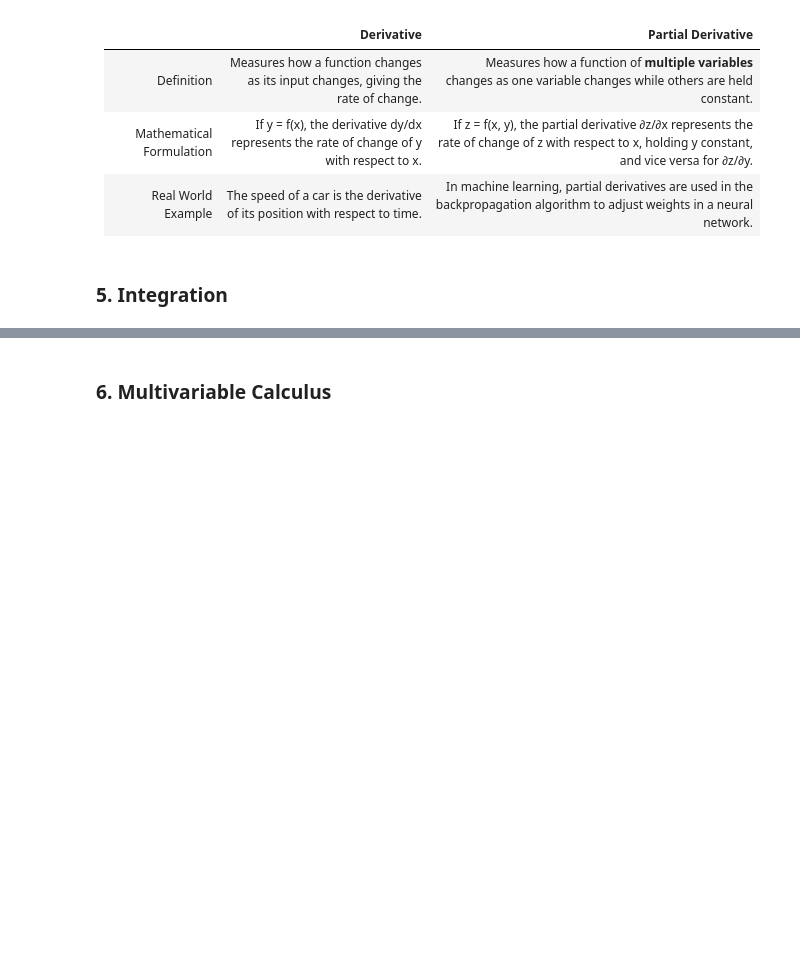
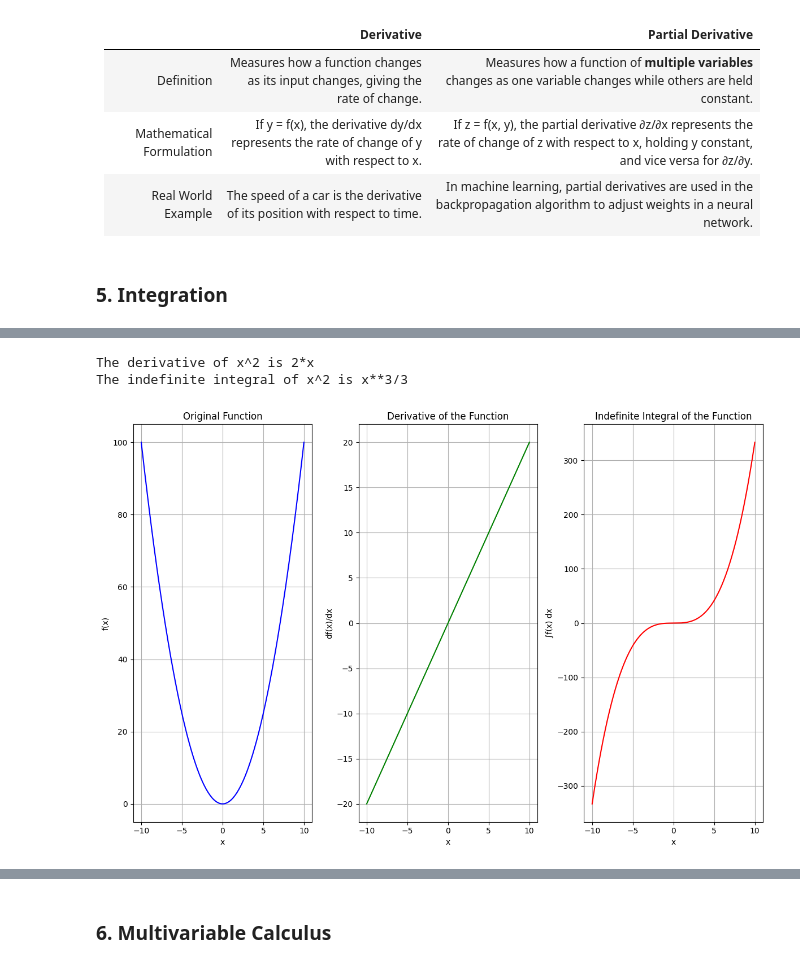
Before and after one commit to natapone/learning_ai_by_coding, a Jupyter notebook: 1-2_calculus.ipynb, the cells around one changed output, grey strips where cells are left out. Saved outputs shown, nothing was run; the diff lists cells and outputs as text; code cells hidden in the pictures; blank space fills up the shorter version.

```diff
--- a/1-2_calculus.ipynb
+++ b/1-2_calculus.ipynb
@@ -850,0 +966,58 @@ Similarly,
+# %%
+import sympy as sp
+import numpy as np
+import matplotlib.pyplot as plt
+
+# Define the symbolic variable
+x = sp.symbols('x')
+
+# Define the function
+f = x**2
+
+# Calculate the derivative of the function
+f_derivative = sp.diff(f, x)
+
+# Calculate the indefinite integral of the function
+f_integral = sp.integrate(f, x)
+
+print(f"The derivative of x^2 is {f_derivative}")
+print(f"The indefinite integral of x^2 is {f_integral}")
+
+# Generate x values
+x_values = np.linspace(-10, 10, 400)
+
+# Generate y values for the original function, its derivative, and its integral
+f_values = lambdify(x, f)(x_values)
+f_derivative_values = lambdify(x, f_derivative)(x_values)
+f_integral_values = lambdify(x, f_integral)(x_values)
+
+# Plot the original function, its derivative, and its integral
+plt.figure(figsize=(12, 8))
+
+plt.subplot(1, 3, 1)
+plt.plot(x_values, f_values, label='f(x) = x^2', color='blue')
+plt.xlabel('x')
+plt.ylabel('f(x)')
+plt.title('Original Function')
+plt.grid(True)
+
+plt.subplot(1, 3, 2)
+plt.plot(x_values, f_derivative_values, label='df(x)/dx = ' + str(f_derivative), color='green')
+plt.xlabel('x')
+plt.ylabel('df(x)/dx')
+plt.title('Derivative of the Function')
+plt.grid(True)
+
+plt.subplot(1, 3, 3)
+plt.plot(x_values, f_integral_values, label='∫f(x) dx = ' + str(f_integral), color='red')
+plt.xlabel('x')
+plt.ylabel('∫f(x) dx')
+plt.title('Indefinite Integral of the Function')
+plt.grid(True)
+
+plt.tight_layout()
+plt.show()
+# %% [output]
+The derivative of x^2 is 2*x
+The indefinite integral of x^2 is x**3/3
+[figure, added]
```
Also changed, not shown: parts of 20 cells of this notebook.
